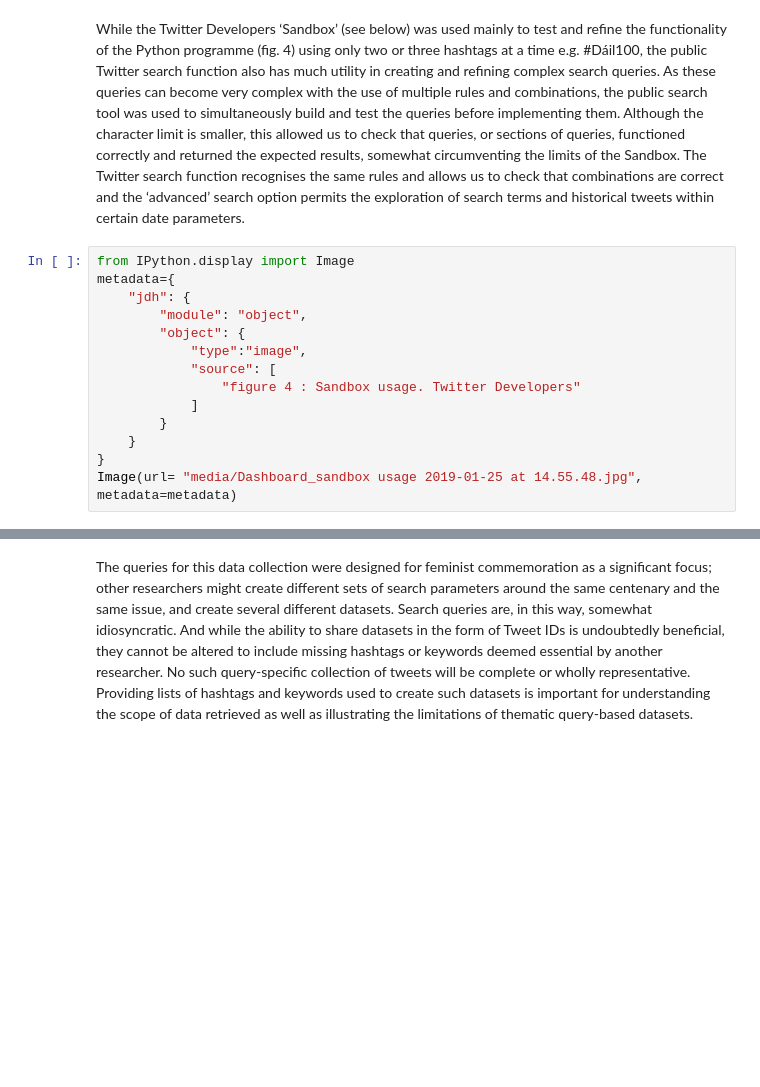
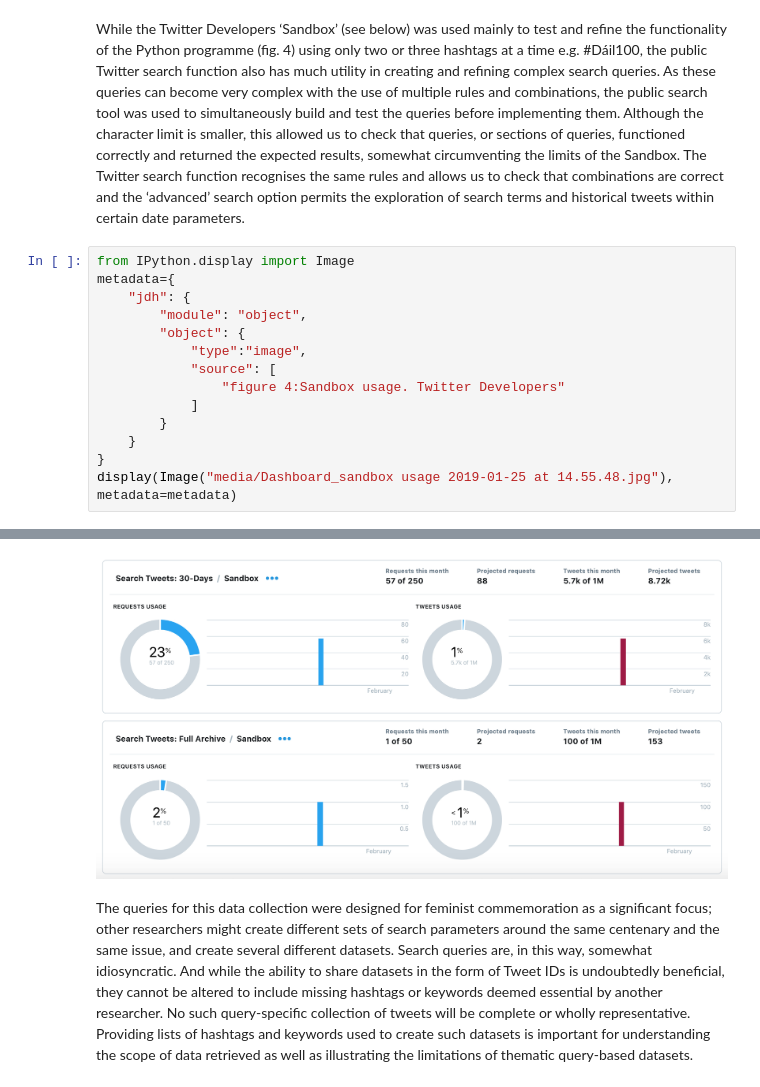
Before and after one commit to jdh-observer/jdh001-SLCj9T3MsrEk, a Jupyter notebook: jdh_twitter5_anonymised.ipynb, the cells around one changed output, grey strips where cells are left out. Saved outputs shown, nothing was run; the diff lists cells and outputs as text; blank space fills up the shorter version.

```diff
--- a/jdh_twitter5_anonymised.ipynb
+++ b/jdh_twitter5_anonymised.ipynb
@@ -337,10 +337,10 @@ metadata={
         "object": {
             "type":"image",
             "source": [
-                "figure 4 : Sandbox usage. Twitter Developers"
+                "figure 4:Sandbox usage. Twitter Developers"
             ]
         }
     }
 }
-Image(url= "media/Dashboard_sandbox usage 2019-01-25 at 14.55.48.jpg", metadata=metadata)
+display(Image("media/Dashboard_sandbox usage 2019-01-25 at 14.55.48.jpg"), metadata=metadata)
 # %% [output]
@@ -348,3 +347,4 @@ Image(url= "media/Dashboard_sandbox usage 2019-01-25 at 14.55.48.jpg", metadata=
+[figure, added]
 # %% [markdown]
 The queries for this data collection were designed for feminist commemoration as a significant focus; other researchers might create different sets of search parameters around the same centenary and the same issue, and create several different datasets. Search queries are, in this way, somewhat idiosyncratic. And while the ability to share datasets in the form of Tweet IDs is undoubtedly beneficial, they cannot be altered to include missing hashtags or keywords deemed essential by another researcher. No such query-specific collection of tweets will be complete or wholly representative. Providing lists of hashtags and keywords used to create such datasets is important for understanding the scope of data retrieved as well as illustrating the limitations of thematic query-based datasets.
 # %% [markdown]
```
Also changed, not shown: parts of 11 cells of this notebook.
